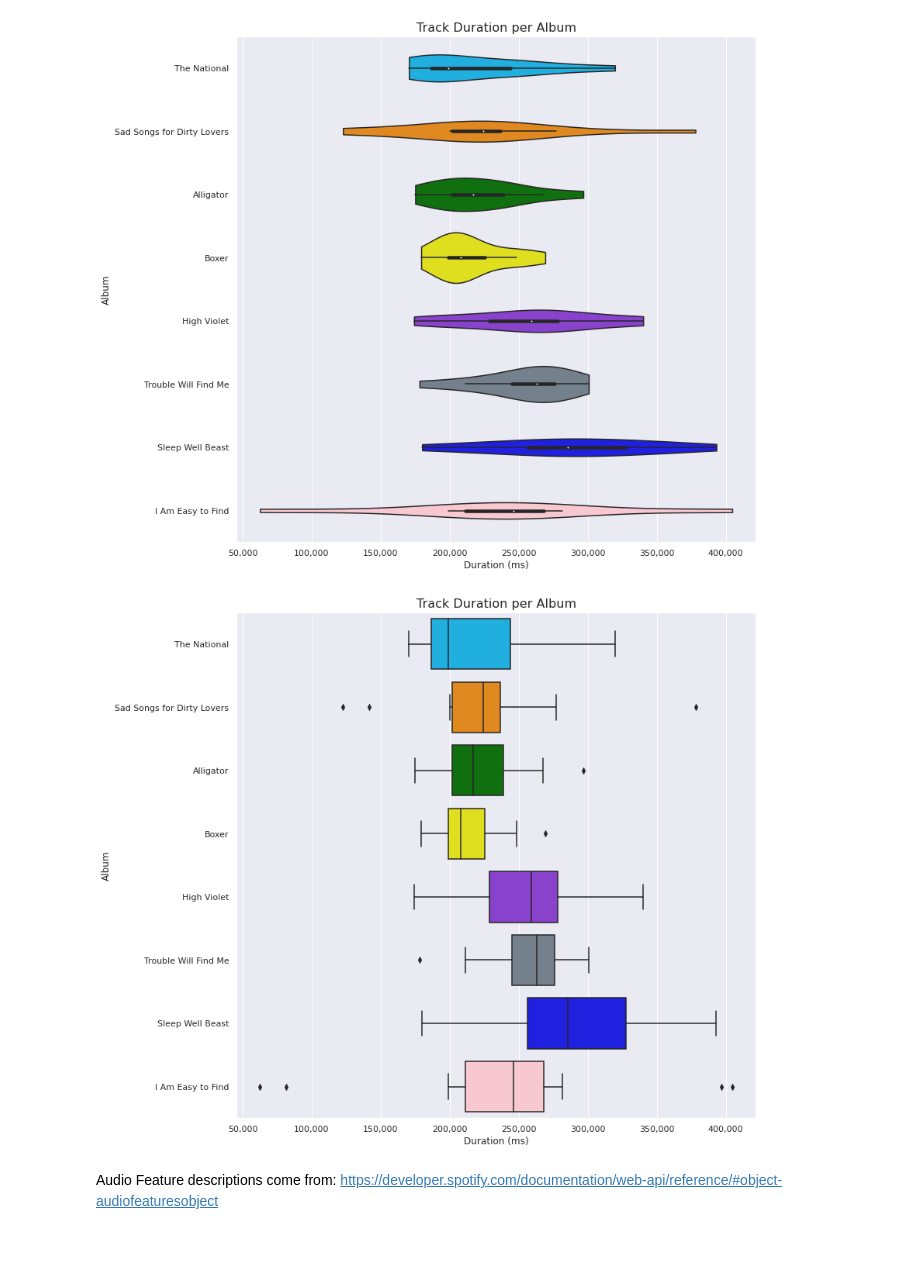
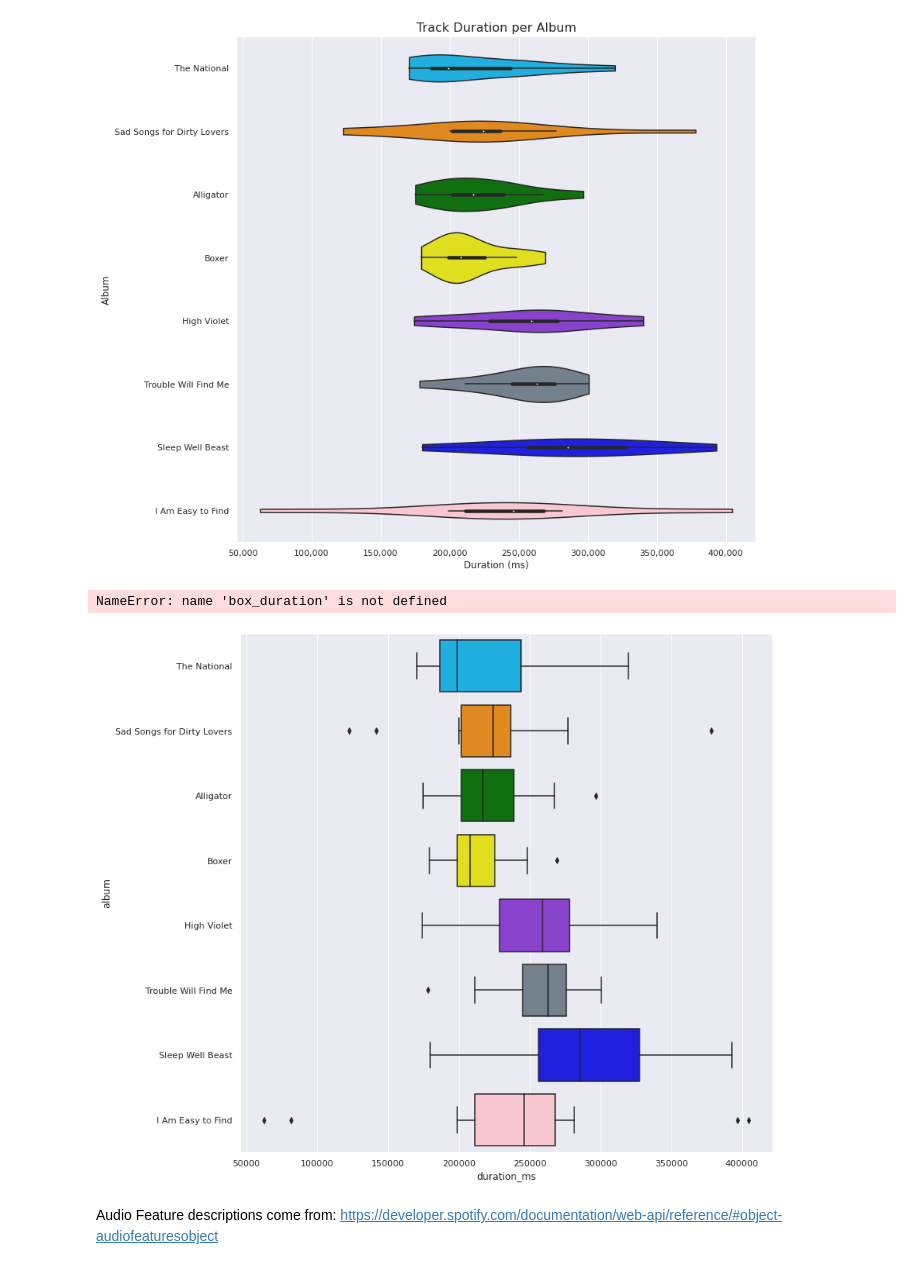
Before and after one commit to codey-phoun/SpotifyAudioFeatures_TheNational, a Jupyter notebook: TheNational_Visualization.ipynb, the cells around one changed output. Drawn from its saved outputs; the diff is of its cells as text; code cells hidden in the pictures.

```diff
--- a/TheNational_Visualization.ipynb
+++ b/TheNational_Visualization.ipynb
@@ -295,25 +295,26 @@ violin_duration.set_title("Track Duration per Album", fontsize = 16);
 # %%
 fig, ax = plt.subplots(nrows = 1,
                        ncols = 1,
                        figsize = (12,12))
 
-violin_duration = sns.boxplot(data = studio_albums_df,
+box_duration = sns.boxplot(data = studio_albums_df,
                             x = "duration_ms",
                             y = "album",
                             order = studio_albums,
                             palette = album_palette)
 
 # add commas to x ticks
-xlabels = ['{:,.0f}'.format(x) for x in violin_duration.axes.get_xticks()]
+xlabels = ['{:,.0f}'.format(x) for x in box_duration.axes.get_xticks()]
 ticks_loc = violin_duration.get_xticks().tolist()
-violin_duration.xaxis.set_major_locator(mticker.FixedLocator(ticks_loc))
-violin_duration.set_xticklabels(xlabels)
+box_duration.xaxis.set_major_locator(mticker.FixedLocator(ticks_loc))
+box_duration.set_xticklabels(xlabels)
 
-violin_duration.set_xlabel("Duration (ms)")
-violin_duration.set_ylabel("Album")
-violin_duration.set_title("Track Duration per Album", fontsize = 16);
+box_duration.set_xlabel("Duration (ms)")
+box_duration.set_ylabel("Album")
+box_duration.set_title("Track Duration per Album", fontsize = 16);
 # %% [output]
+NameError: name 'box_duration' is not defined
-[figure, old version]
+[figure, new version]
 # %% [markdown]
 Audio Feature descriptions come from:
 <https://developer.spotify.com/documentation/web-api/reference/#object-audiofeaturesobject>
```
Also changed, not shown: parts of 15 cells of this notebook.
